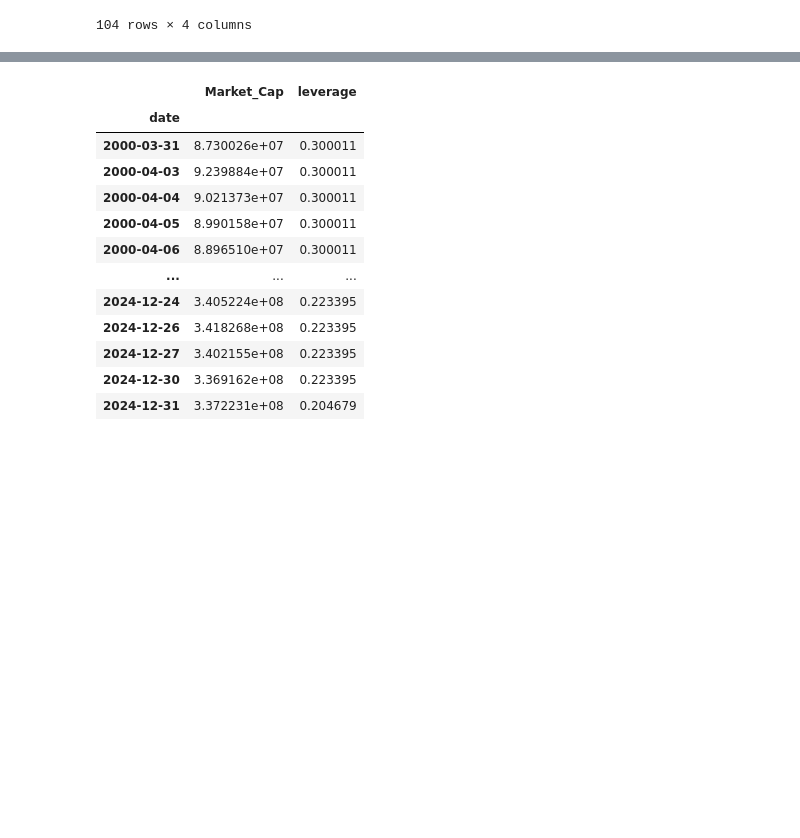
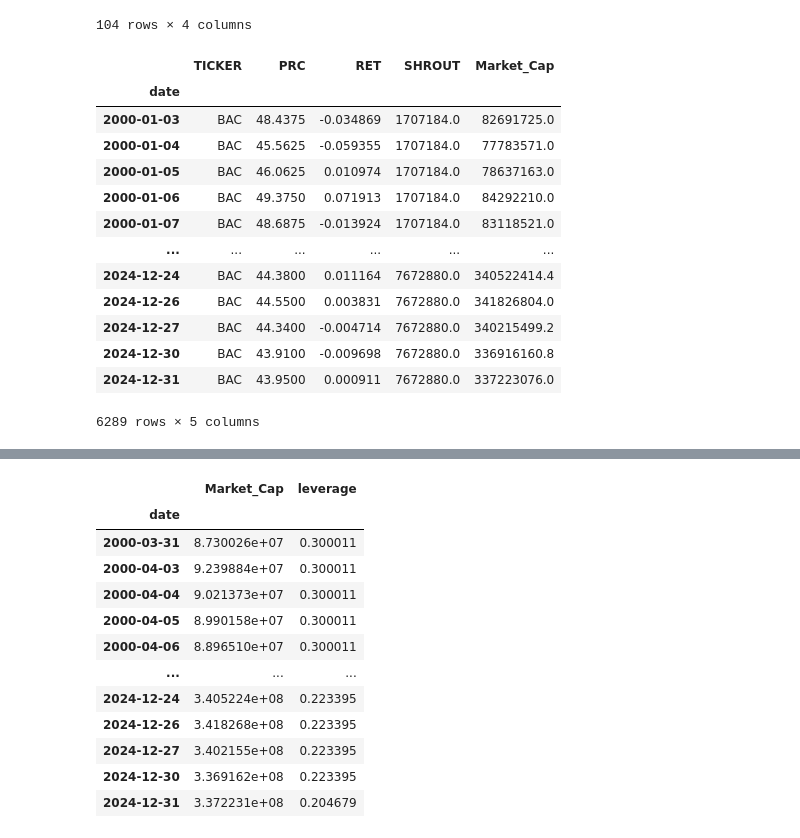
Before and after one commit to andreaskoul/geo_index_dcb, a Jupyter notebook: Geopol factor.ipynb, the cells around one changed output, grey strips where cells are left out. Drawn from its saved outputs; the diff is of its cells as text; code cells hidden in the pictures; blank space fills up the shorter version.

```diff
--- a/Geopol factor.ipynb
+++ b/Geopol factor.ipynb
@@ -520,3 +522,20 @@ dashboard_dict['BAC']
 | 102 | 2025-09-30 | 3403716.0 | 278160.0 | 3125556.0 |
 | 103 | 2025-12-31 | 3410394.0 | 277251.0 | 3133143.0 |
 104 rows × 4 columns
+# %%
+Bank_data_other['BAC']
+# %% [output]
+|  | TICKER | PRC | RET | SHROUT | Market_Cap |
+| date |  |  |  |  |  |
+| 2000-01-03 | BAC | 48.4375 | -0.034869 | 1707184.0 | 82691725.0 |
+| 2000-01-04 | BAC | 45.5625 | -0.059355 | 1707184.0 | 77783571.0 |
+| 2000-01-05 | BAC | 46.0625 | 0.010974 | 1707184.0 | 78637163.0 |
+| 2000-01-06 | BAC | 49.3750 | 0.071913 | 1707184.0 | 84292210.0 |
+| 2000-01-07 | BAC | 48.6875 | -0.013924 | 1707184.0 | 83118521.0 |
+| ... | ... | ... | ... | ... | ... |
+| 2024-12-24 | BAC | 44.3800 | 0.011164 | 7672880.0 | 340522414.4 |
+| 2024-12-26 | BAC | 44.5500 | 0.003831 | 7672880.0 | 341826804.0 |
+| 2024-12-27 | BAC | 44.3400 | -0.004714 | 7672880.0 | 340215499.2 |
+| 2024-12-30 | BAC | 43.9100 | -0.009698 | 7672880.0 | 336916160.8 |
+| 2024-12-31 | BAC | 43.9500 | 0.000911 | 7672880.0 | 337223076.0 |
+6289 rows × 5 columns
```
Also changed, not shown: parts of 6 cells of this notebook.
